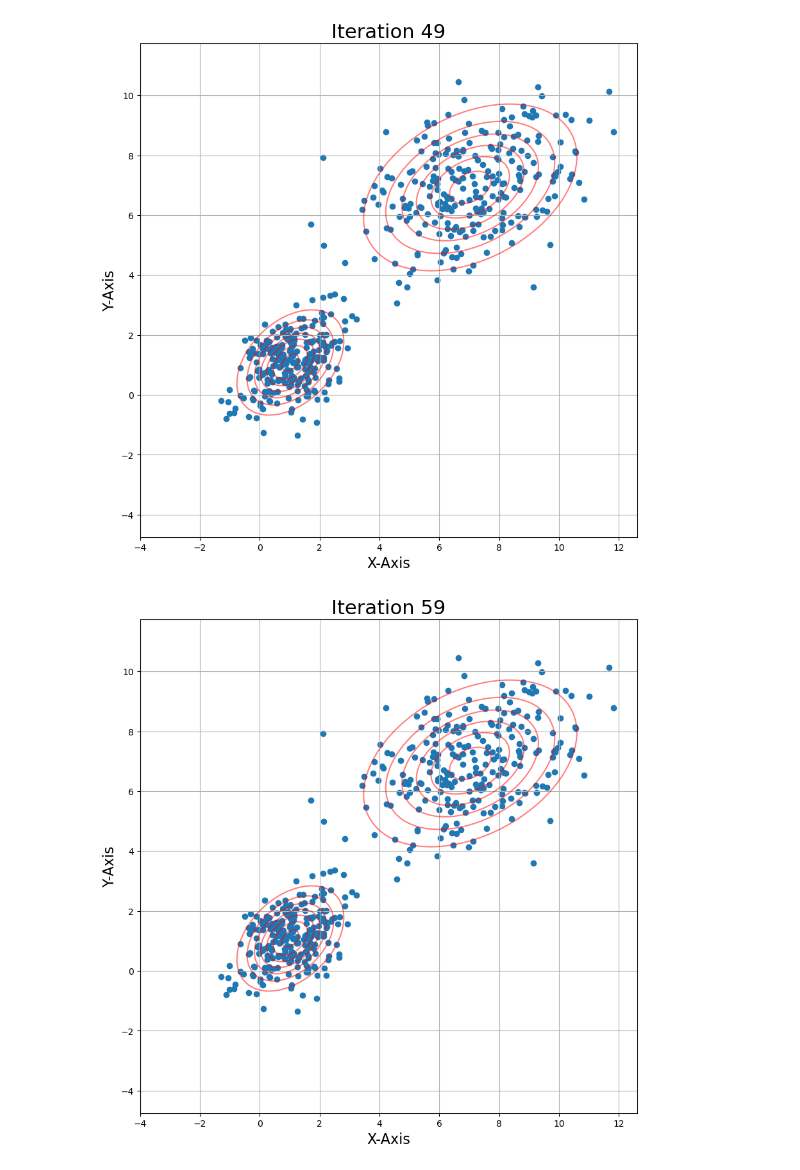
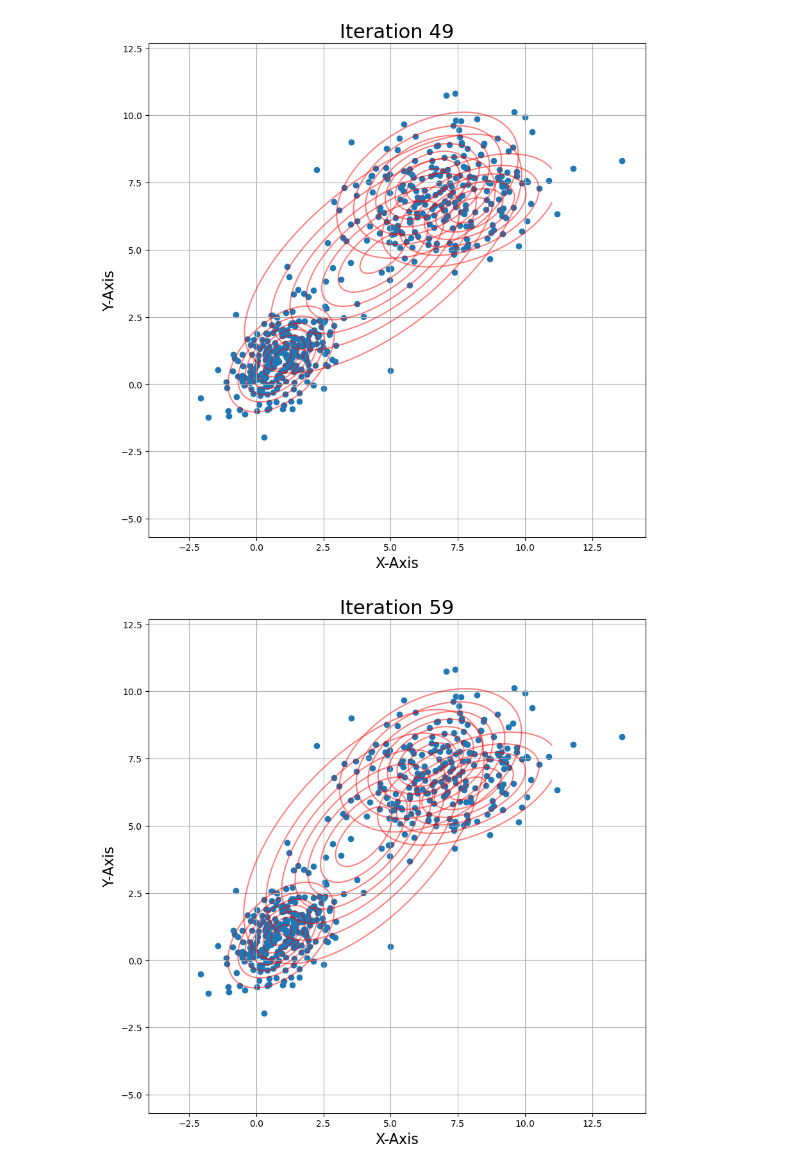
Before and after one commit to Parviz11111/ReasoningDesicion, a Jupyter notebook: worksheet_5/worksheet_5_Meik.ipynb, the cells around one changed output. Cells and saved outputs as stored; diff of their text form; code cells hidden in the pictures.

```diff
--- a/worksheet_5/worksheet_5_Meik.ipynb
+++ b/worksheet_5/worksheet_5_Meik.ipynb
@@ -13,7 +13,7 @@ def em_alg(samples, iterations, k):
 
 
     means = np.zeros((k, samples.shape[1]))
-    cov = np.zeros((k, k, k))
+    cov = np.zeros((k, 2, 2))
     n_samples = len(samples)
     pi_k = np.zeros((k, 1))
 
@@ -90,5 +90,5 @@ plt.title('Ground Truth', fontsize=22)
 plt.grid()
 plt.show()
 
-em_alg(samples, 100, 2)
+em_alg(samples, 100, 4)
 # %% [output]
@@ -102,2 +102,2 @@ em_alg(samples, 100, 2)
-[figure, old version]
+[figure, new version]
-[figure, old version]
+[figure, new version]
```
Also changed, not shown: parts of 1 cell of this notebook.
